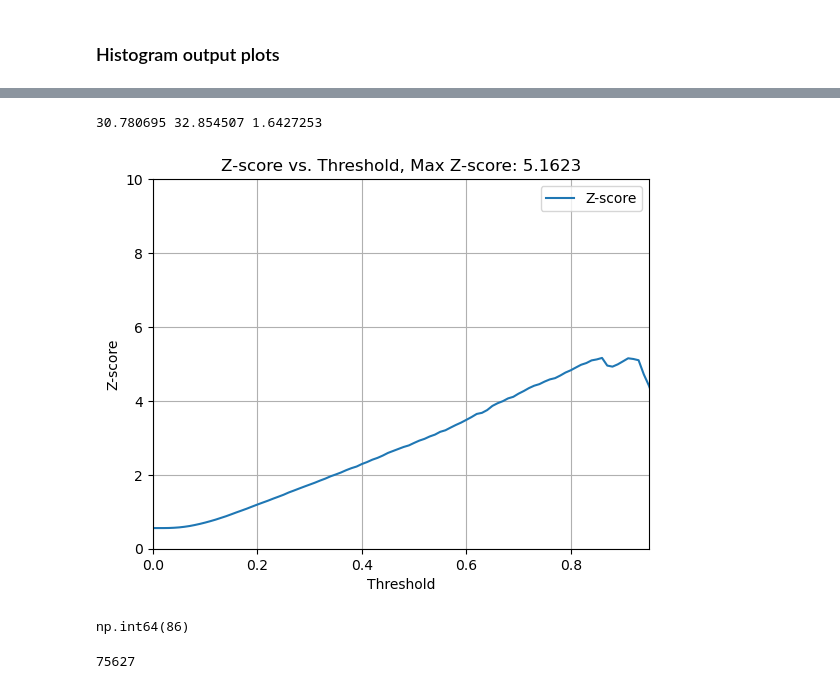
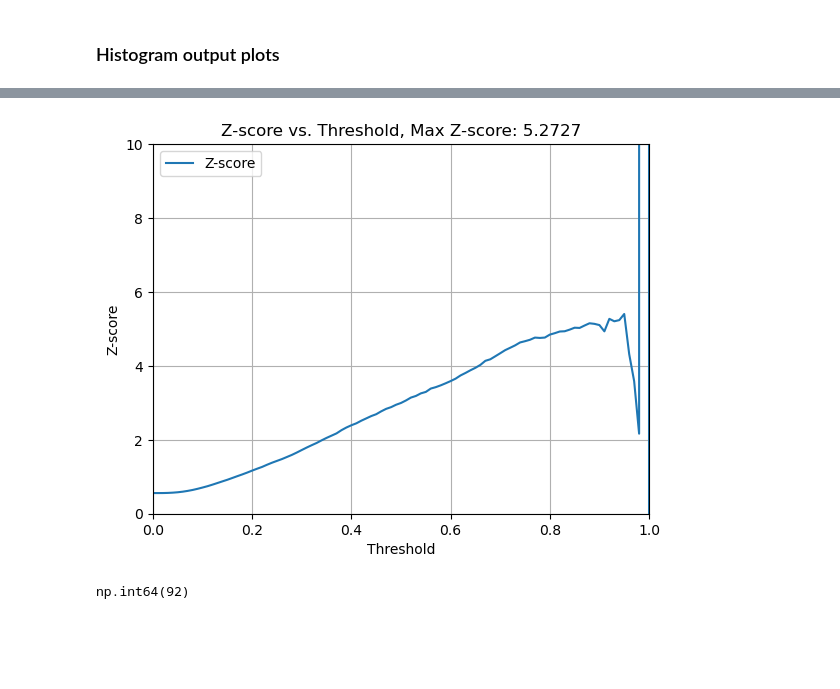
Before and after one commit to inigostibbe/msciproject, a Jupyter notebook: pytorch.ipynb, the cells around one changed output, grey strips where cells are left out. Drawn from its saved outputs; the diff is of its cells as text; code cells hidden in the pictures; blank space fills up the shorter version.

```diff
--- a/pytorch.ipynb
+++ b/pytorch.ipynb
@@ -3,10 +3,11 @@ import matplotlib.pyplot as plt
 # import dataprep # this not working
 import pandas as pd
 import numpy as np
-
 # Import the data
 signal_data = pd.read_hdf("/dice/projects/CMS/Hinv/datasets_for_ml_training/ttH/df_ml_inputs.hd5")
 background_data = pd.read_hdf("/dice/projects/CMS/Hinv/datasets_for_ml_training/ttBar/df_ml_inputs.hd5")
+
+loss_factor = 1
 
 def prep(signal_data, background_data):
 
@@ -21,9 +22,10 @@ def prep(signal_data, background_data):
     signal_data = signal_data[~signal_data.region.isin([1, 2, 3, 4, 5])]
     background_data = background_data[~background_data.region.isin([1, 2, 3, 4, 5])]
 
-    # Adding in balance weights
+    # Adding in balance weights to deal with the class imbalance
 
-    signal_data['weight_balance'] = len(background_data) / len(signal_data)
+    signal_data['weight_balance'] = loss_factor * len(background_data) / len(signal_data)
+    # signal_data['weight_balance'] = 1
     background_data['weight_balance'] = 1
 
     # Combine data + add feautures
@@ -147,7 +149,7 @@ optimizer = optim.Adam(model.parameters(), lr=lr)
 scheduler = optim.lr_scheduler.ReduceLROnPlateau(optimizer, mode='min', factor=0.1, patience=5, verbose=True)
 
 # Train the model with validation tracking
-n_epochs = 20
+n_epochs = 30
 train_losses = []
 val_losses = []
 
@@ -354,46 +344,33 @@ plt.show()
 # %%
 # Assume w_test is the array of weights for each sample in the test set
 wn_test_array = np.array(wn_test*200000)
 
 # Define thresholds between 0 and 1
 thresholds = np.linspace(0, 1, 101)
 z_scores = []
 
 # Calculate the Z-score for each threshold using weights
 for threshold in thresholds:
     # Weighted count of signal predictions above the threshold
     S = np.sum(wn_test_array[(all_outputs > threshold) & (all_labels == 1)])  # Weighted Signal
     B = np.sum(wn_test_array[(all_outputs > threshold) & (all_labels == 0)])  # Weighted Background
     sig_B = B * 0.05 # 5% error
 
-    # Calculate Z-score (add small epsilon to avoid division by zero)
-
-
-    if S + B > 0:
-        Z = S / np.sqrt(B + sig_B**2 + 1e-10)
-        if threshold == 0.86:
-            print(S, B, sig_B)
-
-
-    else:
-        Z = 0  # Define Z as 0 if S + B is 0
-
-    # if threshold == 0.
+    Z = S / np.sqrt(B + sig_B**2 + 1e-10)
 
     z_scores.append(Z)
 
 # Plot Z-score vs. Threshold
 plt.plot(thresholds, z_scores, label="Z-score")
 plt.xlabel("Threshold")
 plt.ylabel("Z-score")
 plt.title(f"Z-score vs. Threshold, Max Z-score: {max(z_scores[:95]):.4f}")
 plt.legend()
 plt.grid()
 plt.ylim(0,10)
-plt.xlim(0,0.95)
+plt.xlim(0,1)
 plt.show()
 
 print()
 # %% [output]
-30.780695 32.854507 1.6427253
-[figure, old version]
+[figure, new version]
@@ -401,10 +380,7 @@ print()
 # Print index of max Z-score
 
 max_z_index = np.argmax(z_scores[:95])
+# max_z_index = np.argmax(z_scores)
 max_z_index
 # %% [output]
-np.int64(86)
+np.int64(92)
-# %%
-print(len(wn_test_array))
-# %% [output]
-75627
```
Also changed, not shown: parts of 5 cells of this notebook.
